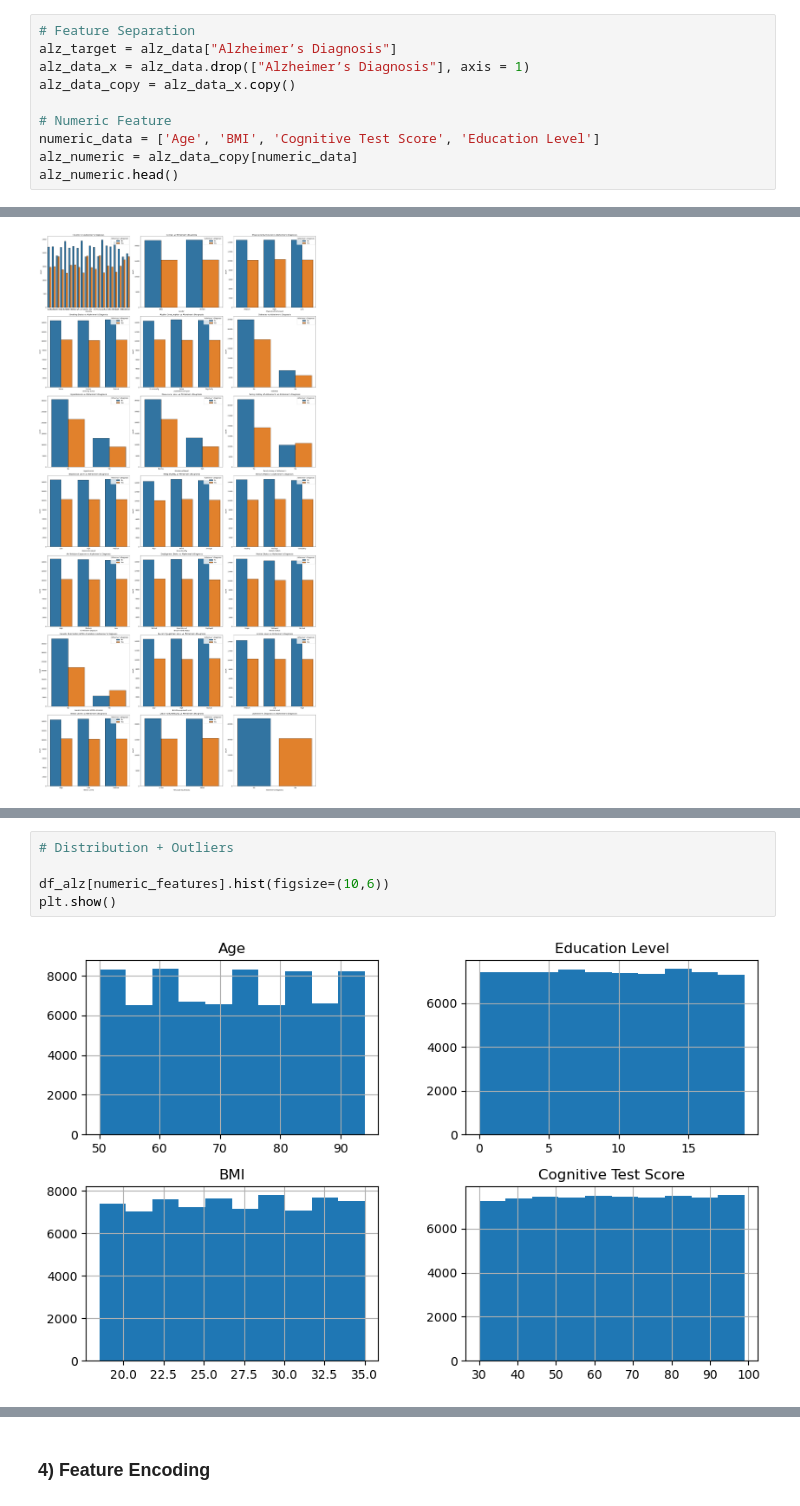
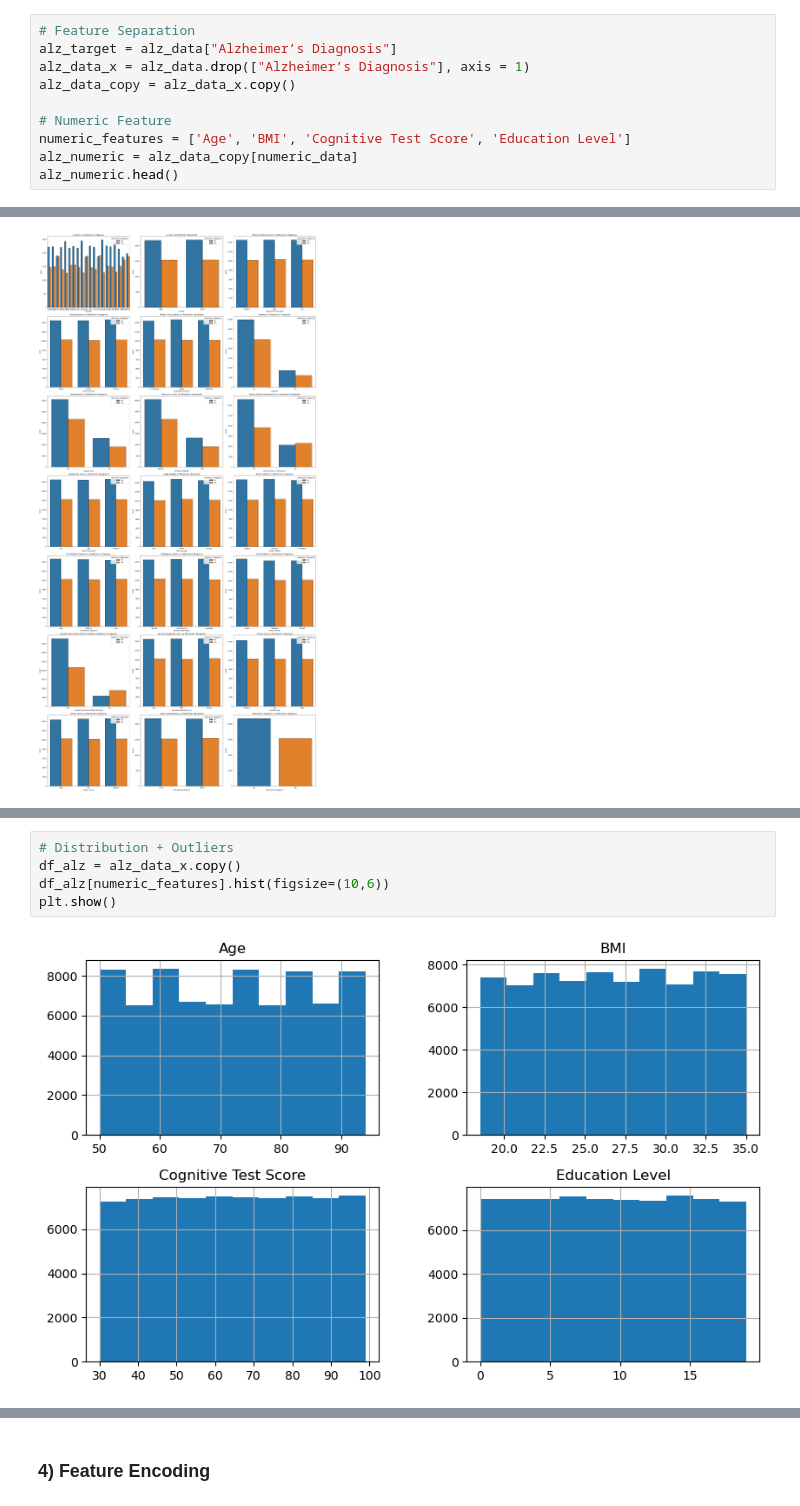
Before and after one commit to Zander-Rothering/Chem277a_Project_II, a Jupyter notebook: Project_II.ipynb, the cells around one changed output, grey strips where cells are left out. Saved outputs shown, nothing was run; the diff lists cells and outputs as text.

```diff
--- a/Project_II.ipynb
+++ b/Project_II.ipynb
@@ -112,7 +114,7 @@ alz_data_x = alz_data.drop(["Alzheimer’s Diagnosis"], axis = 1)
 alz_data_copy = alz_data_x.copy()
 
 # Numeric Feature
-numeric_data = ['Age', 'BMI', 'Cognitive Test Score', 'Education Level']
+numeric_features = ['Age', 'BMI', 'Cognitive Test Score', 'Education Level']
 alz_numeric = alz_data_copy[numeric_data]
 alz_numeric.head()
 # %% [output]
@@ -178,11 +180,11 @@ Education Level         0.000000
 dtype: float64
 # %%
 # Distribution + Outliers
-
+df_alz = alz_data_x.copy()
 df_alz[numeric_features].hist(figsize=(10,6))
 plt.show()
 # %% [output]
-[figure, old version]
+[figure, new version]
 # %%
 # Boxplots with interpretation
 for col in numeric_features:
```
Also changed, not shown: parts of 18 cells of this notebook.
